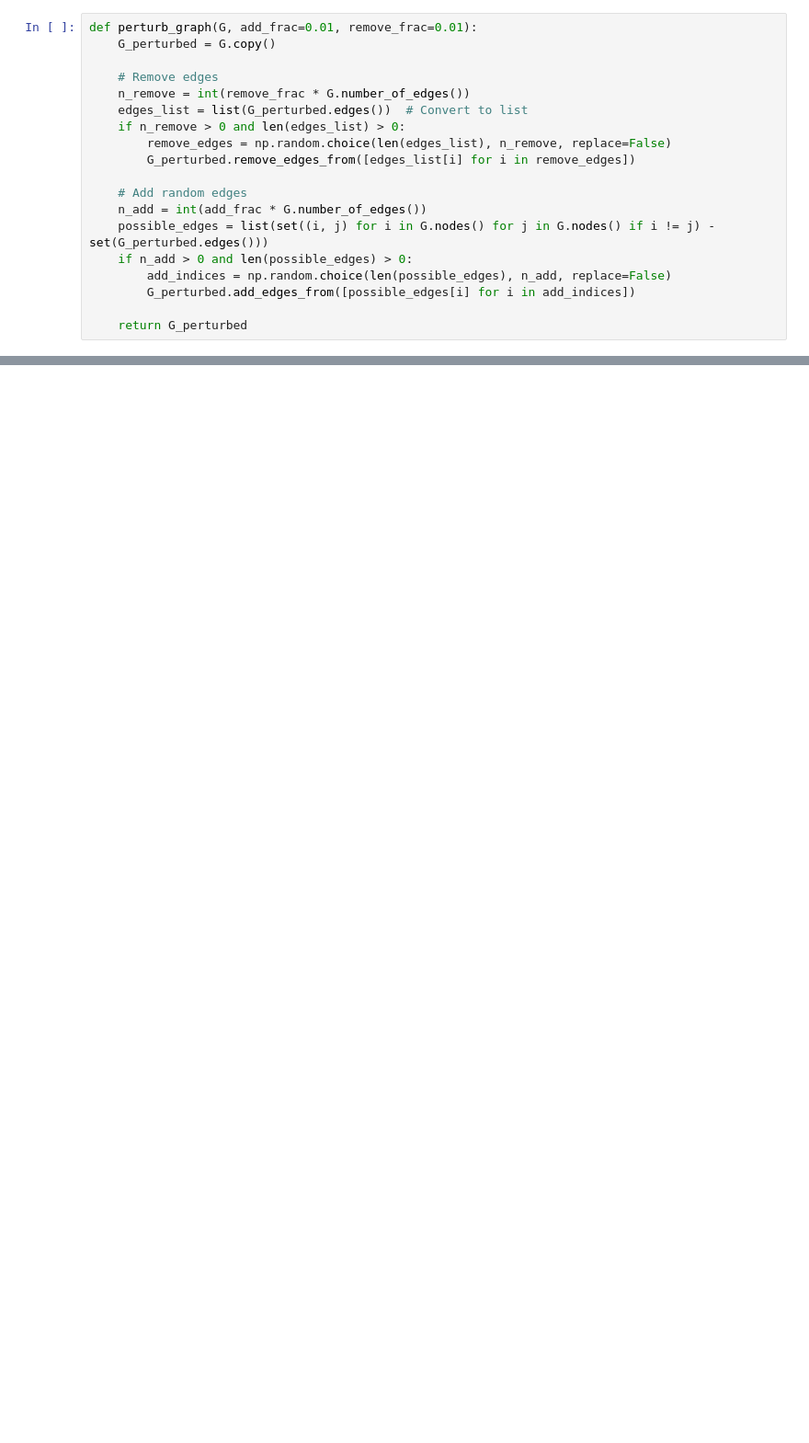
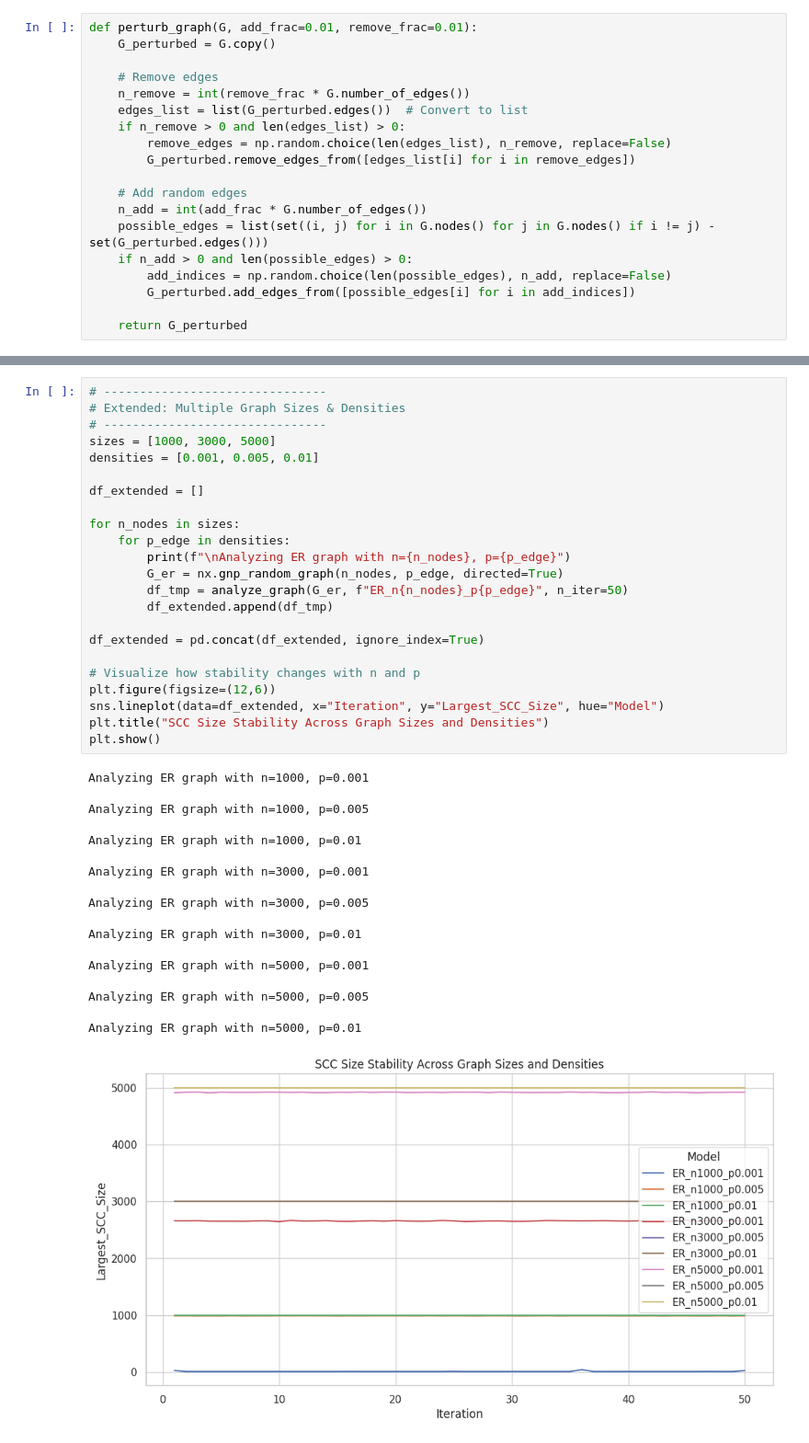
Before and after one commit to TusharSachdev/Stability-and-Connectivity-in-Directed-Random-Graphs, a Jupyter notebook: Stability_and_Connectivity_in_Directed_Random_Graphs.ipynb, the cells around one changed output, grey strips where cells are left out. Shown at 92% size. Cells and saved outputs as stored; diff of their text form; blank space fills up the shorter version.

```diff
--- a/Stability_and_Connectivity_in_Directed_Random_Graphs.ipynb
+++ b/Stability_and_Connectivity_in_Directed_Random_Graphs.ipynb
@@ -423,0 +635,42 @@ plt.show()
+# %%
+# -------------------------------
+# Extended: Multiple Graph Sizes & Densities
+# -------------------------------
+sizes = [1000, 3000, 5000]
+densities = [0.001, 0.005, 0.01]
+
+df_extended = []
+
+for n_nodes in sizes:
+    for p_edge in densities:
+        print(f"\nAnalyzing ER graph with n={n_nodes}, p={p_edge}")
+        G_er = nx.gnp_random_graph(n_nodes, p_edge, directed=True)
+        df_tmp = analyze_graph(G_er, f"ER_n{n_nodes}_p{p_edge}", n_iter=50)
+        df_extended.append(df_tmp)
+
+df_extended = pd.concat(df_extended, ignore_index=True)
+
+# Visualize how stability changes with n and p
+plt.figure(figsize=(12,6))
+sns.lineplot(data=df_extended, x="Iteration", y="Largest_SCC_Size", hue="Model")
+plt.title("SCC Size Stability Across Graph Sizes and Densities")
+plt.show()
+# %% [output]
+Analyzing ER graph with n=1000, p=0.001
+
+Analyzing ER graph with n=1000, p=0.005
+
+Analyzing ER graph with n=1000, p=0.01
+
+Analyzing ER graph with n=3000, p=0.001
+
+Analyzing ER graph with n=3000, p=0.005
+
+Analyzing ER graph with n=3000, p=0.01
+
+Analyzing ER graph with n=5000, p=0.001
+
+Analyzing ER graph with n=5000, p=0.005
+
+Analyzing ER graph with n=5000, p=0.01
+[figure, added]
```
Also changed, not shown: parts of 12 cells of this notebook.
